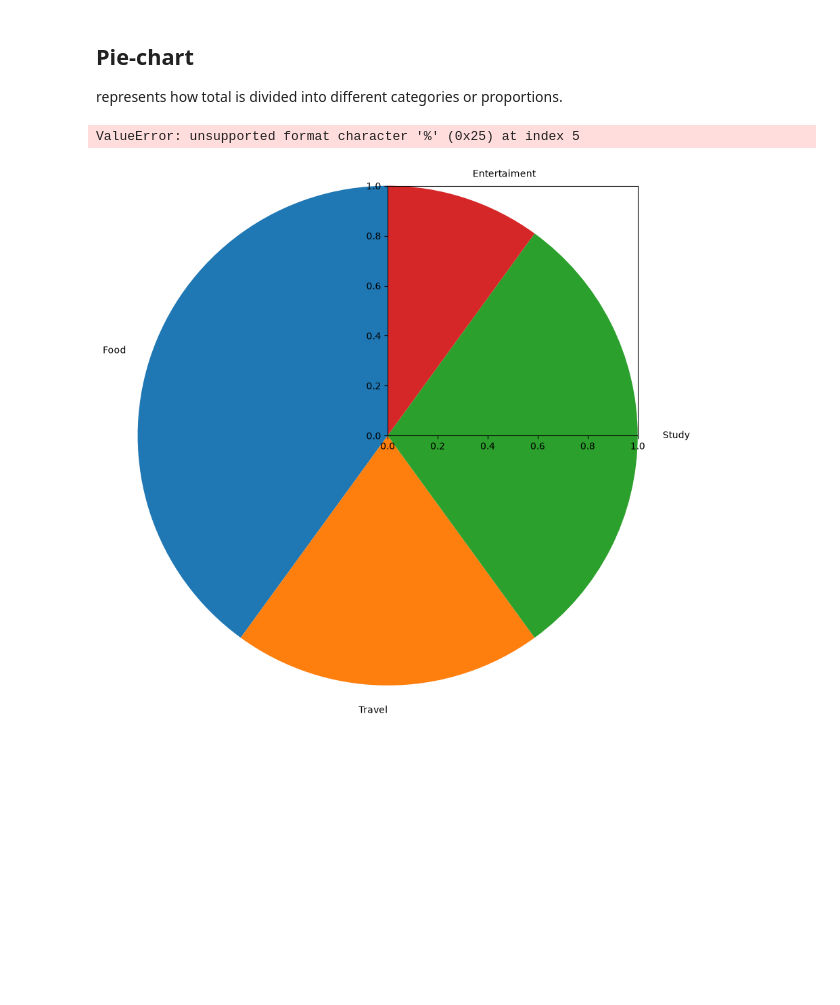
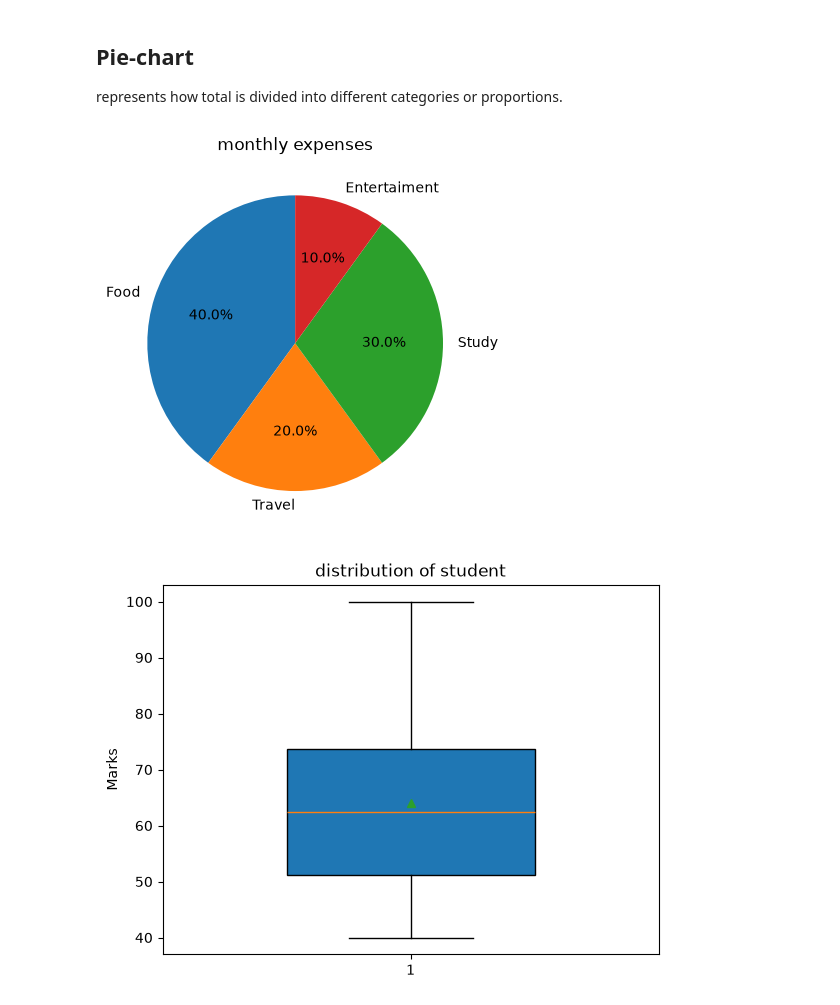
Before and after one commit to Aarati123456/python-data-science, a Jupyter notebook: pandas.ipynb, the cells around one changed output. Saved outputs shown, nothing was run; the diff lists cells and outputs as text; code cells hidden in the pictures; blank space fills up the shorter version.

Commit message:
practice box and whisker plot

```diff
--- a/pandas.ipynb
+++ b/pandas.ipynb
@@ -245,15 +245,14 @@ represents how total is divided into different categories or proportions.
 # %%
 categories = ["Food", "Travel", "Study", "Entertaiment"]
 expenses = [4000, 2000, 3000, 1000]
 plt.pie(
     expenses,
     labels = categories,
-    autopct="%1.01%%",
+    autopct="%1.01f%%",
     startangle=90,
     shadow=False
 )
 plt.title("monthly expenses")
 plt.show()
 # %% [output]
-ValueError: unsupported format character '%' (0x25) at index 5
-[figure, old version]
+[figure, new version]
@@ -259,0 +271,8 @@ ValueError: unsupported format character '%' (0x25) at index 5
+# %%
+marks = [40,45,50,55,60,65,70,75,80,100, ]
+plt.boxplot(marks,vert=True,patch_artist=True,widths=0.5,showmeans=True)
+plt.ylabel("Marks")
+plt.title("distribution of student")
+plt.show()
+# %% [output]
+[figure, added]
```
Also changed, not shown: parts of 2 cells of this notebook.
